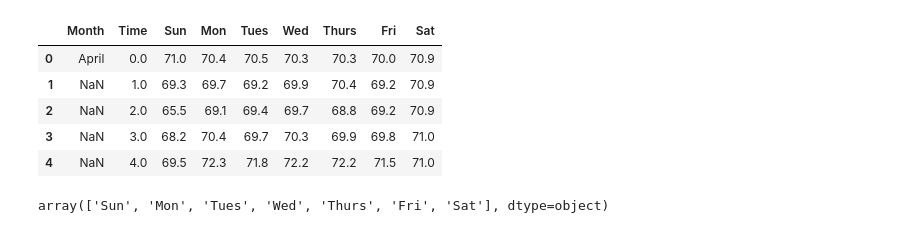
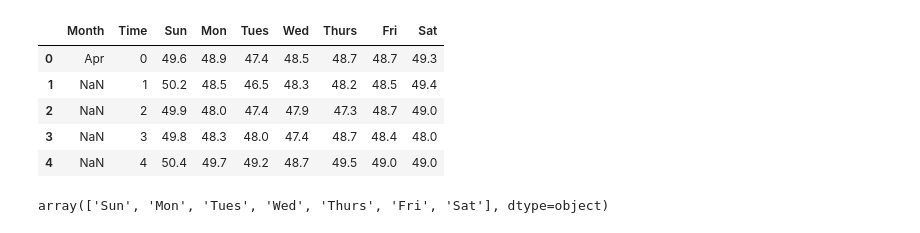
Before and after one commit to yvonnexu442/VIPTrafficAnalysis, a Jupyter notebook: Seasonal Traffic Pattern.ipynb, the cells around one changed output. Cells and saved outputs as stored; diff of their text form; code cells hidden in the pictures.

```diff
--- a/Seasonal Traffic Pattern.ipynb
+++ b/Seasonal Traffic Pattern.ipynb
@@ -14,22 +14,30 @@ from plotly.subplots import make_subplots
 warnings.filterwarnings("ignore")
 %matplotlib inline
 # %%
-dfSpring = pd.read_csv('0893332_Spring_Speed.csv')
-dfSummer = pd.read_csv('0893332_Summer_Speed.csv')
-dfFall = pd.read_csv('0893332_Fall_Speed.csv')
-dfWinter = pd.read_csv('0893332_Winter_Speed.csv')
+# dfSpring = pd.read_csv('0893332_Spring_Speed.csv')
+# dfSummer = pd.read_csv('0893332_Summer_Speed.csv')
+# dfFall = pd.read_csv('0893332_Fall_Speed.csv')
+# dfWinter = pd.read_csv('0893332_Winter_Speed.csv')
+# dfSpring = pd.read_csv('0893374_Spring_Speed.csv')
+# dfSummer = pd.read_csv('0893374_Summer_Speed.csv')
+# dfFall = pd.read_csv('0893374_Fall_Speed.csv')
+# dfWinter = pd.read_csv('0893374_Winter_Speed.csv')
+dfSpring = pd.read_csv('0899611_Spring_Speed.csv')
+dfSummer = pd.read_csv('0899611_Summer_Speed.csv')
+dfFall = pd.read_csv('0899611_Fall_Speed.csv')
+dfWinter = pd.read_csv('0899611_Winter_Speed.csv')
 monthListSpring = dfSpring['Month'].dropna().tolist()
 monthListSummer = dfSummer['Month'].dropna().tolist()
 monthListFall = dfFall['Month'].dropna().tolist()
 monthListWinter = dfWinter['Month'].dropna().tolist()
 dfSpring.head()
 # %% [output]
 |  | Month | Time | Sun | Mon | Tues | Wed | Thurs | Fri | Sat |
-| 0 | April | 0.0 | 71.0 | 70.4 | 70.5 | 70.3 | 70.3 | 70.0 | 70.9 |
-| 1 | NaN | 1.0 | 69.3 | 69.7 | 69.2 | 69.9 | 70.4 | 69.2 | 70.9 |
-| 2 | NaN | 2.0 | 65.5 | 69.1 | 69.4 | 69.7 | 68.8 | 69.2 | 70.9 |
-| 3 | NaN | 3.0 | 68.2 | 70.4 | 69.7 | 70.3 | 69.9 | 69.8 | 71.0 |
-| 4 | NaN | 4.0 | 69.5 | 72.3 | 71.8 | 72.2 | 72.2 | 71.5 | 71.0 |
+| 0 | Apr | 0 | 49.6 | 48.9 | 47.4 | 48.5 | 48.7 | 48.7 | 49.3 |
+| 1 | NaN | 1 | 50.2 | 48.5 | 46.5 | 48.3 | 48.2 | 48.5 | 49.4 |
+| 2 | NaN | 2 | 49.9 | 48.0 | 47.4 | 47.9 | 47.3 | 48.7 | 49.0 |
+| 3 | NaN | 3 | 49.8 | 48.3 | 48.0 | 47.4 | 48.7 | 48.4 | 48.0 |
+| 4 | NaN | 4 | 50.4 | 49.7 | 49.2 | 48.7 | 49.5 | 49.0 | 49.0 |
 # %%
 dfSpringHr = dfSpring.groupby(['Time']).mean()
 dfSummerHr = dfSummer.groupby(['Time']).mean()
```
Also changed, not shown: parts of 7 cells of this notebook, 16 other files.
